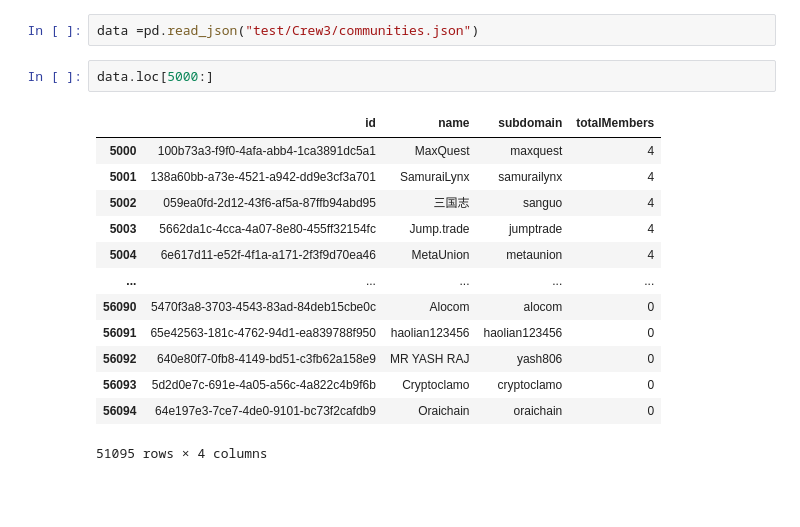
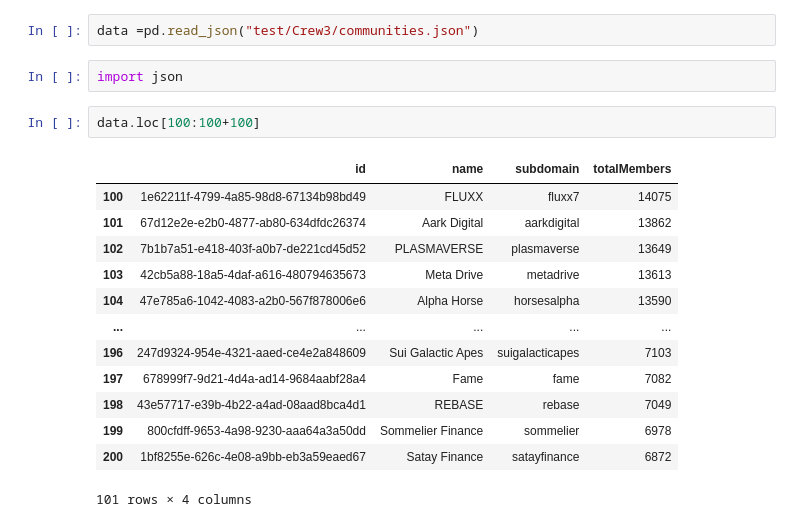
Before and after one commit to trixt63/social-crawlling, a Jupyter notebook: socials/tesst.ipynb, the cells around one changed output. Saved outputs shown, nothing was run; the diff lists cells and outputs as text; blank space fills up the shorter version.

```diff
--- a/socials/tesst.ipynb
+++ b/socials/tesst.ipynb
@@ -77,19 +77,21 @@ cli/              main.py           test/
 crawl.ipynb       requirements.txt  test.ipynb
 # %%
 data =pd.read_json("test/Crew3/communities.json")
+# %%
+import json
 # %%
-data.loc[5000:]
+data.loc[100:100+100]
 # %% [output]
 |  | id | name | subdomain | totalMembers |
-| 5000 | 100b73a3-f9f0-4afa-abb4-1ca3891dc5a1 | MaxQuest | maxquest | 4 |
-| 5001 | 138a60bb-a73e-4521-a942-dd9e3cf3a701 | SamuraiLynx | samurailynx | 4 |
-| 5002 | 059ea0fd-2d12-43f6-af5a-87ffb94abd95 | 三国志 | sanguo | 4 |
-| 5003 | 5662da1c-4cca-4a07-8e80-455ff32154fc | Jump.trade | jumptrade | 4 |
-| 5004 | 6e617d11-e52f-4f1a-a171-2f3f9d70ea46 | MetaUnion | metaunion | 4 |
+| 100 | 1e62211f-4799-4a85-98d8-67134b98bd49 | FLUXX | fluxx7 | 14075 |
+| 101 | 67d12e2e-e2b0-4877-ab80-634dfdc26374 | Aark Digital | aarkdigital | 13862 |
+| 102 | 7b1b7a51-e418-403f-a0b7-de221cd45d52 | PLASMAVERSE | plasmaverse | 13649 |
+| 103 | 42cb5a88-18a5-4daf-a616-480794635673 | Meta Drive | metadrive | 13613 |
+| 104 | 47e785a6-1042-4083-a2b0-567f878006e6 | Alpha Horse | horsesalpha | 13590 |
 | ... | ... | ... | ... | ... |
-| 56090 | 5470f3a8-3703-4543-83ad-84deb15cbe0c | Alocom | alocom | 0 |
-| 56091 | 65e42563-181c-4762-94d1-ea839788f950 | haolian123456 | haolian123456 | 0 |
-| 56092 | 640e80f7-0fb8-4149-bd51-c3fb62a158e9 | MR YASH RAJ | yash806 | 0 |
-| 56093 | 5d2d0e7c-691e-4a05-a56c-4a822c4b9f6b | Cryptoclamo | cryptoclamo | 0 |
-| 56094 | 64e197e3-7ce7-4de0-9101-bc73f2cafdb9 | Oraichain | oraichain | 0 |
+| 196 | 247d9324-954e-4321-aaed-ce4e2a848609 | Sui Galactic Apes | suigalacticapes | 7103 |
+| 197 | 678999f7-9d21-4d4a-ad14-9684aabf28a4 | Fame | fame | 7082 |
+| 198 | 43e57717-e39b-4b22-a4ad-08aad8bca4d1 | REBASE | rebase | 7049 |
+| 199 | 800cfdff-9653-4a98-9230-aaa64a3a50dd | Sommelier Finance | sommelier | 6978 |
+| 200 | 1bf8255e-626c-4e08-a9bb-eb3a59eaed67 | Satay Finance | satayfinance | 6872 |
-51095 rows × 4 columns
+101 rows × 4 columns
```
Also changed, not shown: parts of 4 cells of this notebook, 16 other files.
